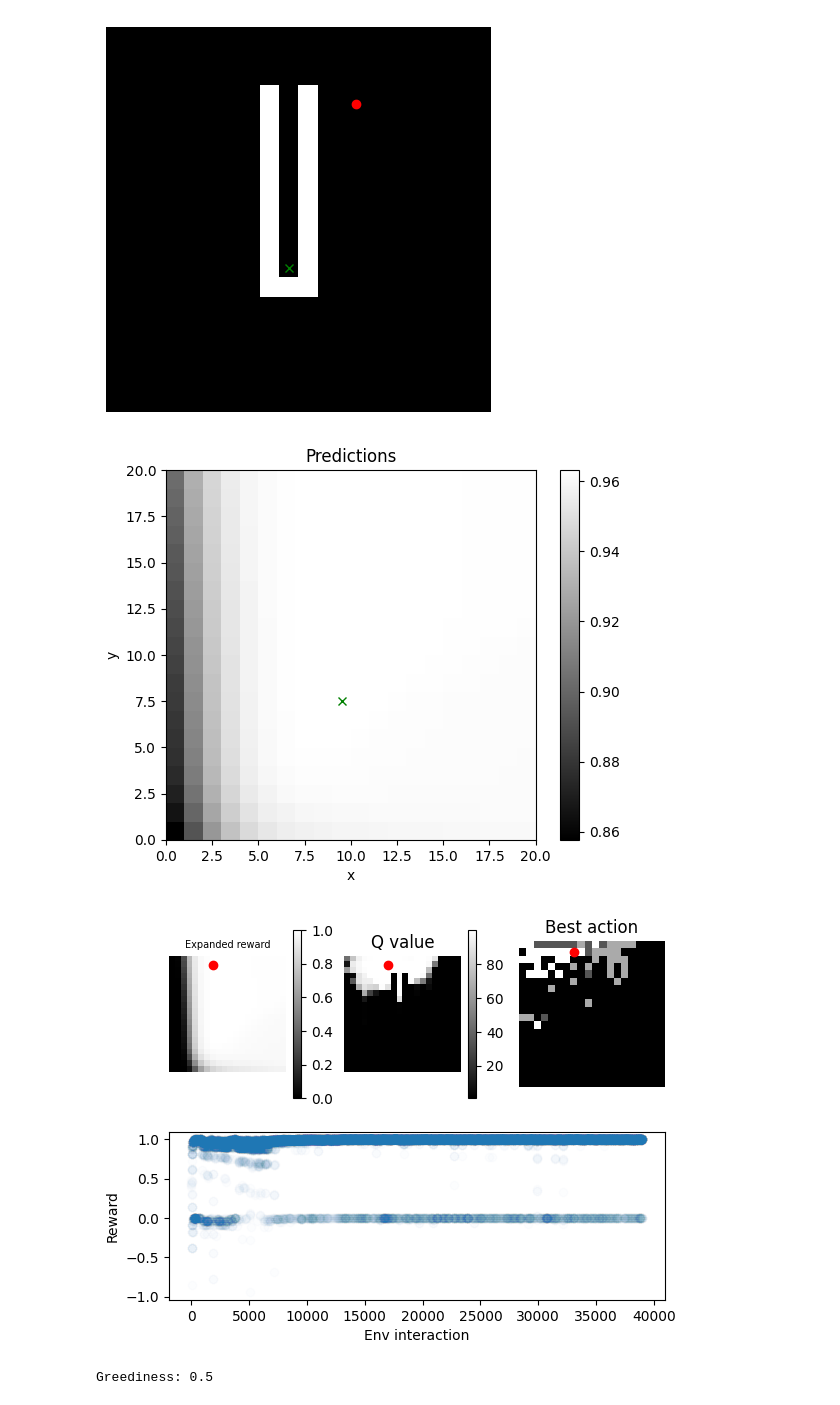
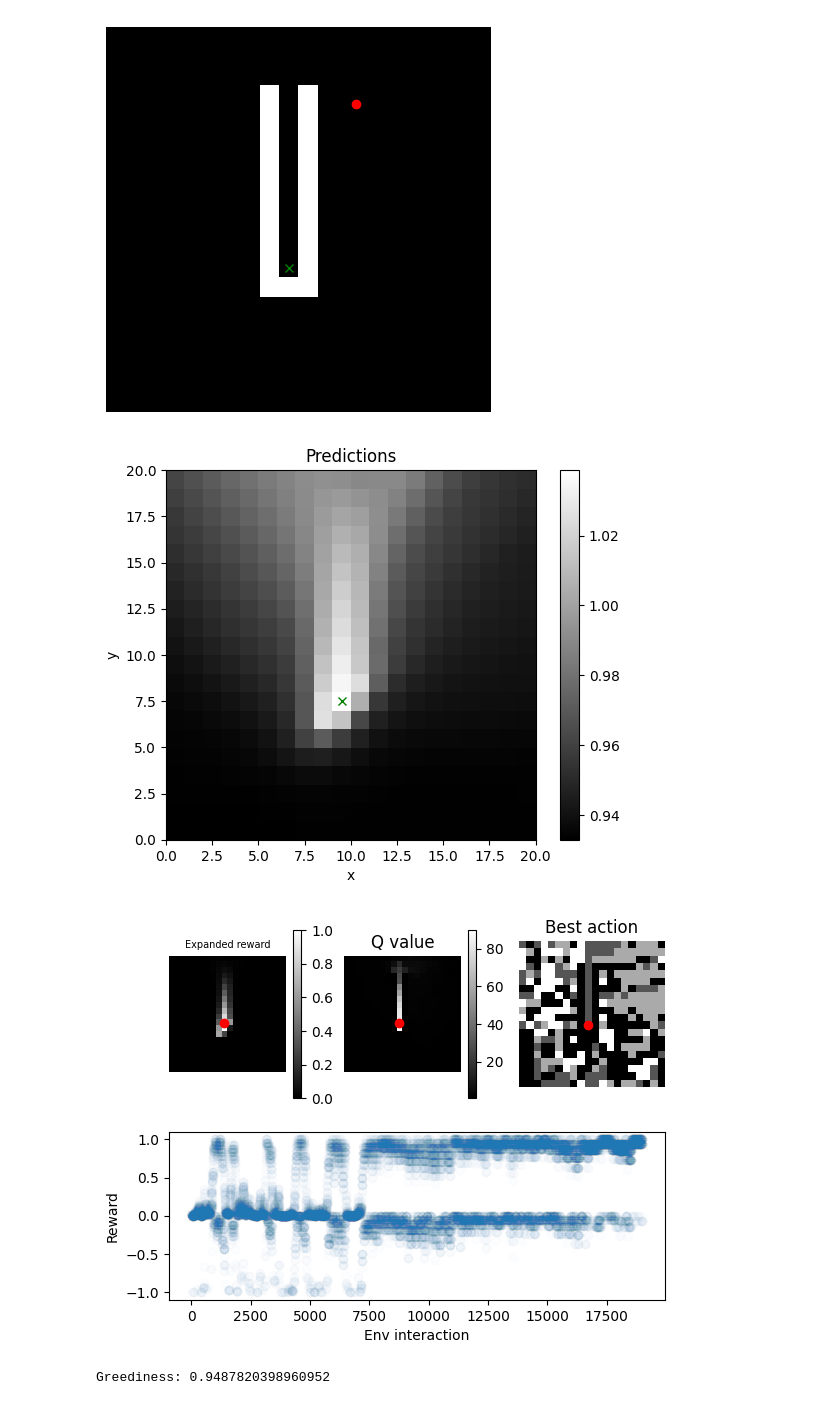
Before and after one commit to Alex427427427/2023_SRP_long_horizon, a Jupyter notebook: 2D_world/4_grid_env_PTR_verification.ipynb, the cells around one changed output. Saved outputs shown, nothing was run; the diff lists cells and outputs as text; code cells hidden in the pictures.

```diff
--- a/2D_world/4_grid_env_PTR_verification.ipynb
+++ b/2D_world/4_grid_env_PTR_verification.ipynb
@@ -38,7 +38,7 @@ def get_next_filename(base_name, extension):
 # %%
 from grid_PTR_model import GridPTRModel
 model = GridPTRModel()
-checkpoint = torch.load(get_latest_filename(f"{folder}/models/best_model", "pt"))
+checkpoint = torch.load(f"{folder}/models/last_model.pt")
 model.load_state_dict(checkpoint)
 model.eval()
 
@@ -74,15 +74,20 @@ def plot_predictions(model, env):
     plt.show()
 plot_predictions(model, env)
 # %% [output]
-[figure, old version]
+[figure, new version]
 # %%
+# clear the gifs folder content
+import glob
+for f in glob.glob(f"gifs/*"):
+    os.remove(f)
+
 # test value iteration on the grid
 #Create new env with estimated reward and train agent
 new_env = GridEnv(sparse=False, model=model, move_penalty=0.0, collision_penalty=1.0)
-newQ = new_env.value_iteration(iters=40000,alpha=0.5,gamma=0.99,final_greediness=0.5,eps_anneal=False,disp=True,plot_freq=1000, reward_shrink=1)
+newQ = new_env.value_iteration(iters=20000,alpha=0.5,gamma=0.99,final_greediness=1,eps_anneal=True,disp=True,plot_freq=1000, reward_shrink=1)
 # %% [output]
-[figure, old version]
+[figure, new version]
-Greediness: 0.5
+Greediness: 0.9487820398960952
 # %%
 image_files = []
 # append filenames continually until we have all of them
```
Also changed, not shown: parts of 1 cell of this notebook, 31 other files.
